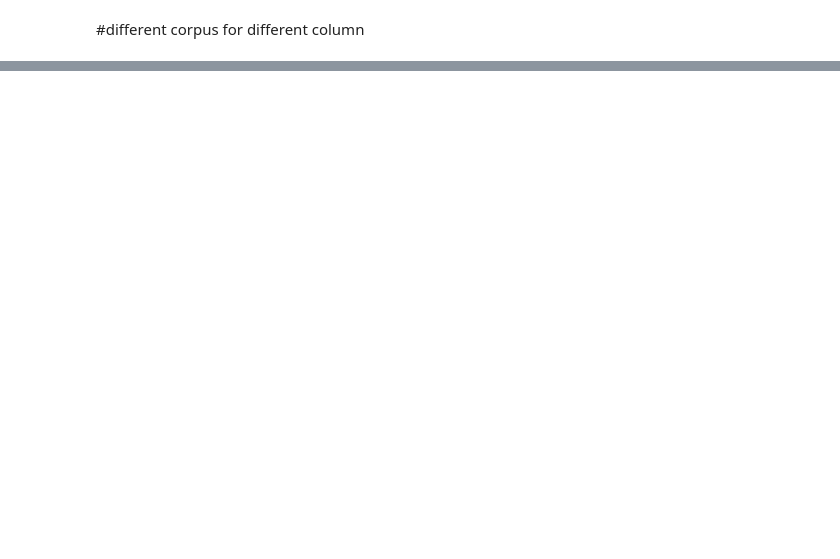
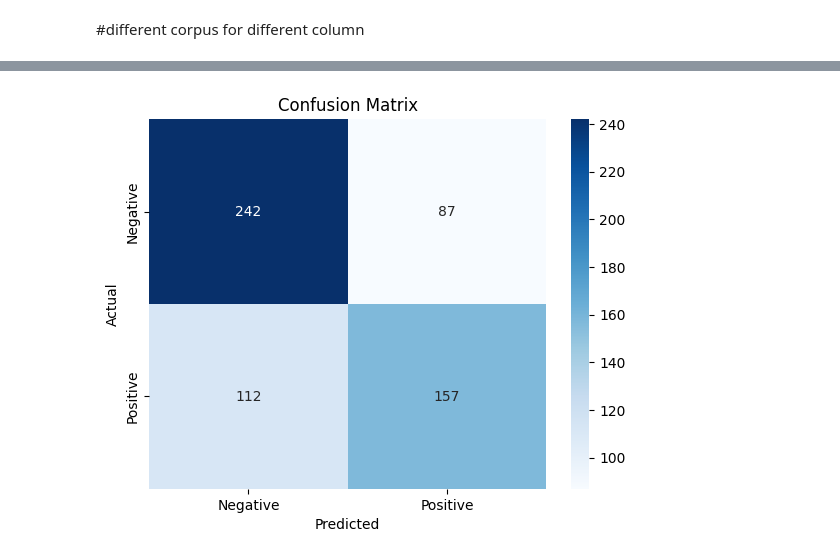
Before and after one commit to Sayak-coder/HateSpeech-detection, a Jupyter notebook: StereoQueerEval_EN.ipynb, the cells around one changed output, grey strips where cells are left out. Saved outputs shown, nothing was run; the diff lists cells and outputs as text; code cells hidden in the pictures; blank space fills up the shorter version.

```diff
--- a/StereoQueerEval_EN.ipynb
+++ b/StereoQueerEval_EN.ipynb
@@ -314,0 +317,11 @@ weighted avg       0.85      0.83      0.84       890
+# %%
+from tensorflow.keras.layers import Dropout
+embedding_vector_features=40
+model=Sequential()
+model.add(Embedding(voc_size,embedding_vector_features,input_length=max_length))
+model.add(Dropout(0.3))
+model.add(LSTM(150))
+model.add(Dropout(0.3))
+model.add(Dense(1,activation='sigmoid'))
+model.compile(loss='binary_crossentropy',optimizer='adam',metrics=['accuracy'])
+print(model.summary())
@@ -314,0 +347,3 @@ weighted avg       0.85      0.83      0.84       890
+# %%
+epochs=15
+model.fit(X_train,y_train,validation_data=(X_test,y_test),epochs=epochs,batch_size=64)
@@ -314,0 +369,2 @@ weighted avg       0.85      0.83      0.84       890
+# %%
+y_pred=model.predict(X_test)
@@ -314,0 +373,3 @@ weighted avg       0.85      0.83      0.84       890
+# %%
+import numpy as np
+y_pred=np.where(y_pred>0.5,1,0)
@@ -314,0 +393,14 @@ weighted avg       0.85      0.83      0.84       890
+# %%
+from matplotlib import pyplot as plt
+import seaborn as sns
+from sklearn.metrics import confusion_matrix
+
+cm = confusion_matrix(y_test, y_pred)
+
+sns.heatmap(cm, annot=True, fmt='d', cmap='Blues', xticklabels=['Negative', 'Positive'], yticklabels=['Negative', 'Positive'])
+plt.xlabel('Predicted')
+plt.ylabel('Actual')
+plt.title('Confusion Matrix')
+plt.show()
+# %% [output]
+[figure, added]
```
Also changed, not shown: parts of 21 cells of this notebook.
